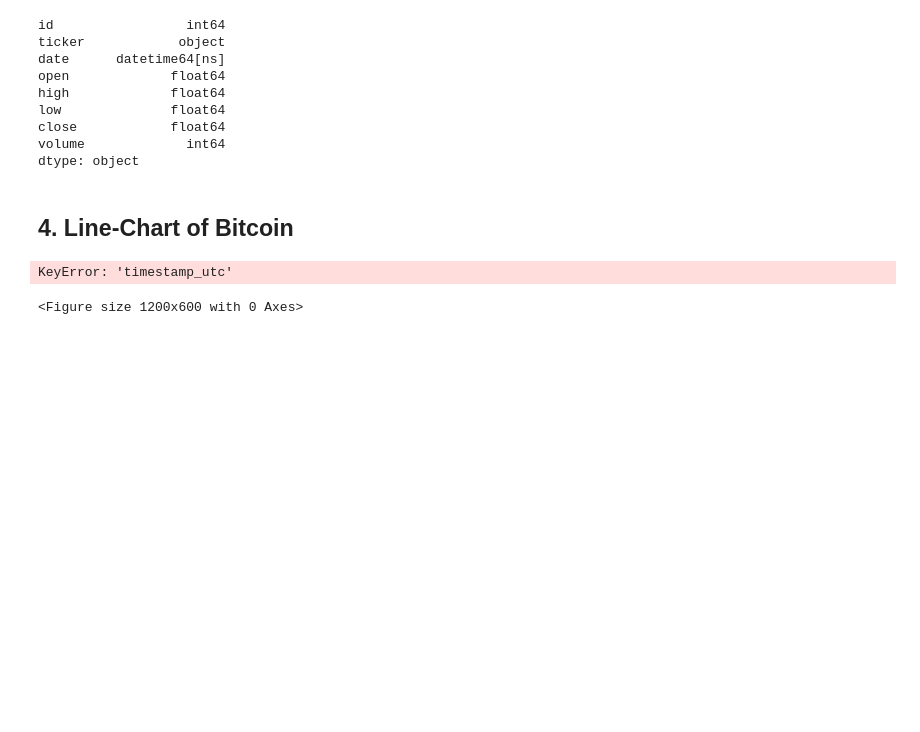
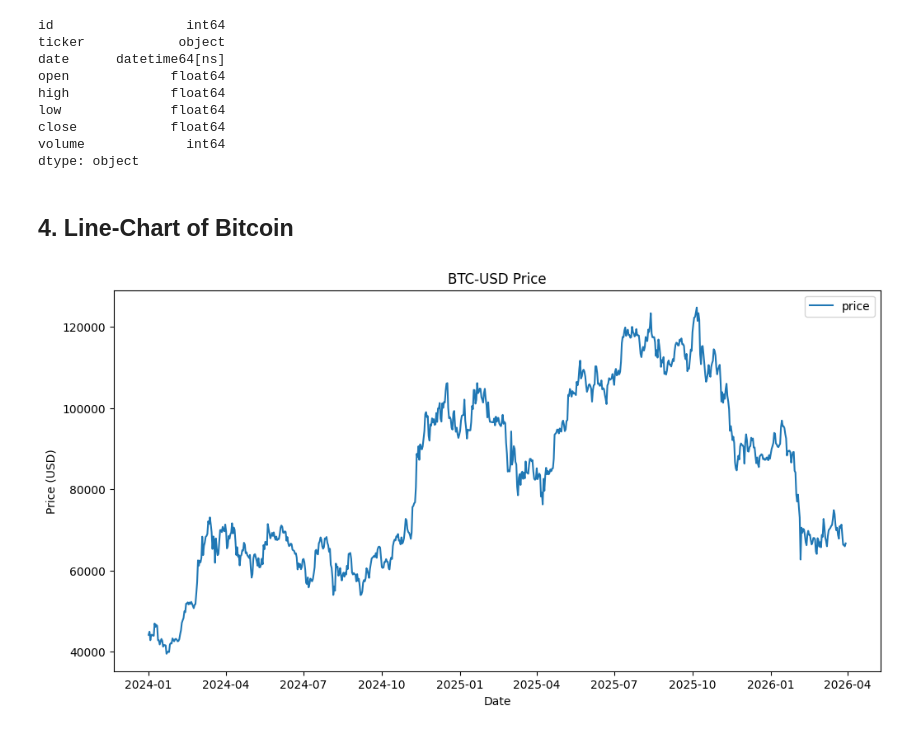
Before and after one commit to deshancha/principlesofDscPortfolioWork, a Jupyter notebook: eda_data_cleaning_single.ipynb, the cells around one changed output. Saved outputs shown, nothing was run; the diff lists cells and outputs as text; code cells hidden in the pictures; blank space fills up the shorter version.

```diff
--- a/eda_data_cleaning_single.ipynb
+++ b/eda_data_cleaning_single.ipynb
@@ -139,15 +139,14 @@ dtype: object
 # %%
 import matplotlib.pyplot as plt
 import seaborn as sns
 
 plt.figure(figsize=(12, 6))
-plt.plot(df['timestamp_utc'],
+plt.plot(df['date'],
  df['close'], label='price')
 plt.title(f"{TICKER} Price")
 plt.xlabel("Date")
 plt.ylabel("Price (USD)")
 plt.legend()
 plt.show()
 # %% [output]
-KeyError: 'timestamp_utc'
-<Figure size 1200x600 with 0 Axes>
+[figure, added]
```
Also changed, not shown: parts of 1 cell of this notebook, 3 other files.
